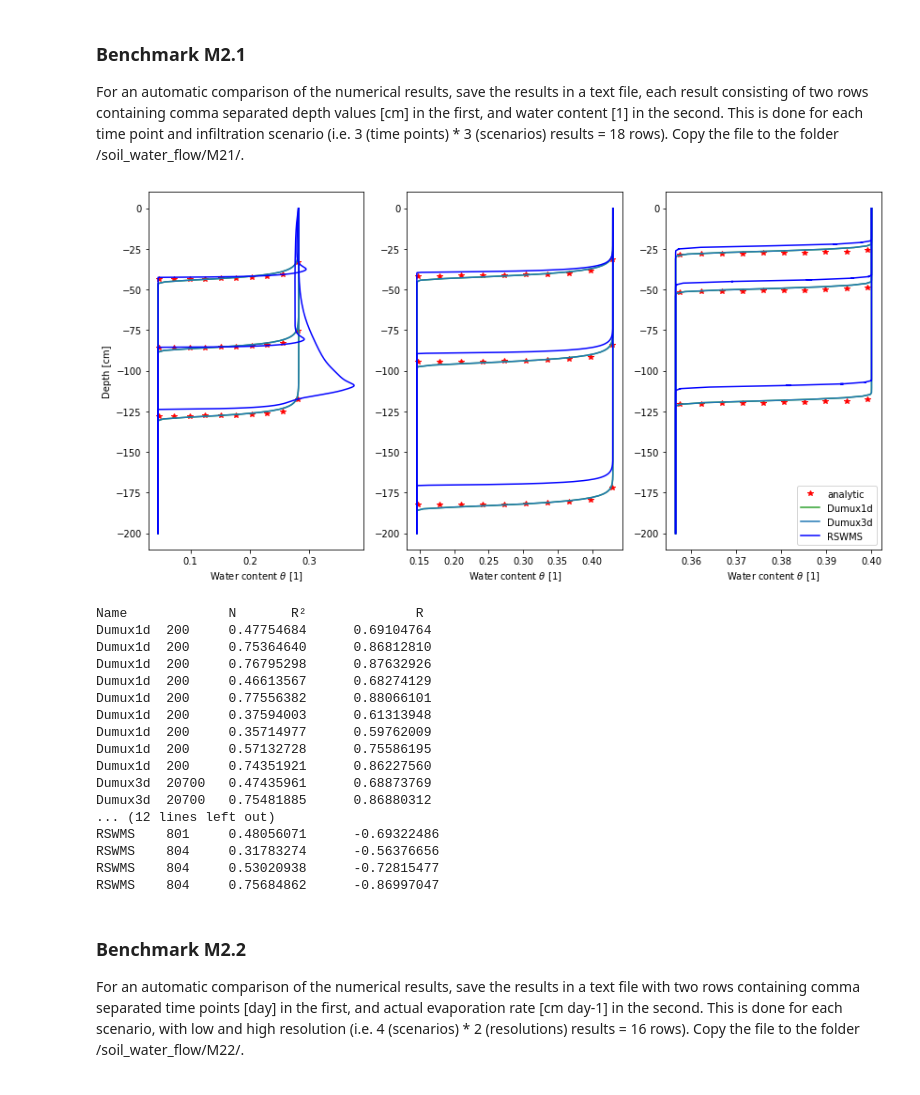
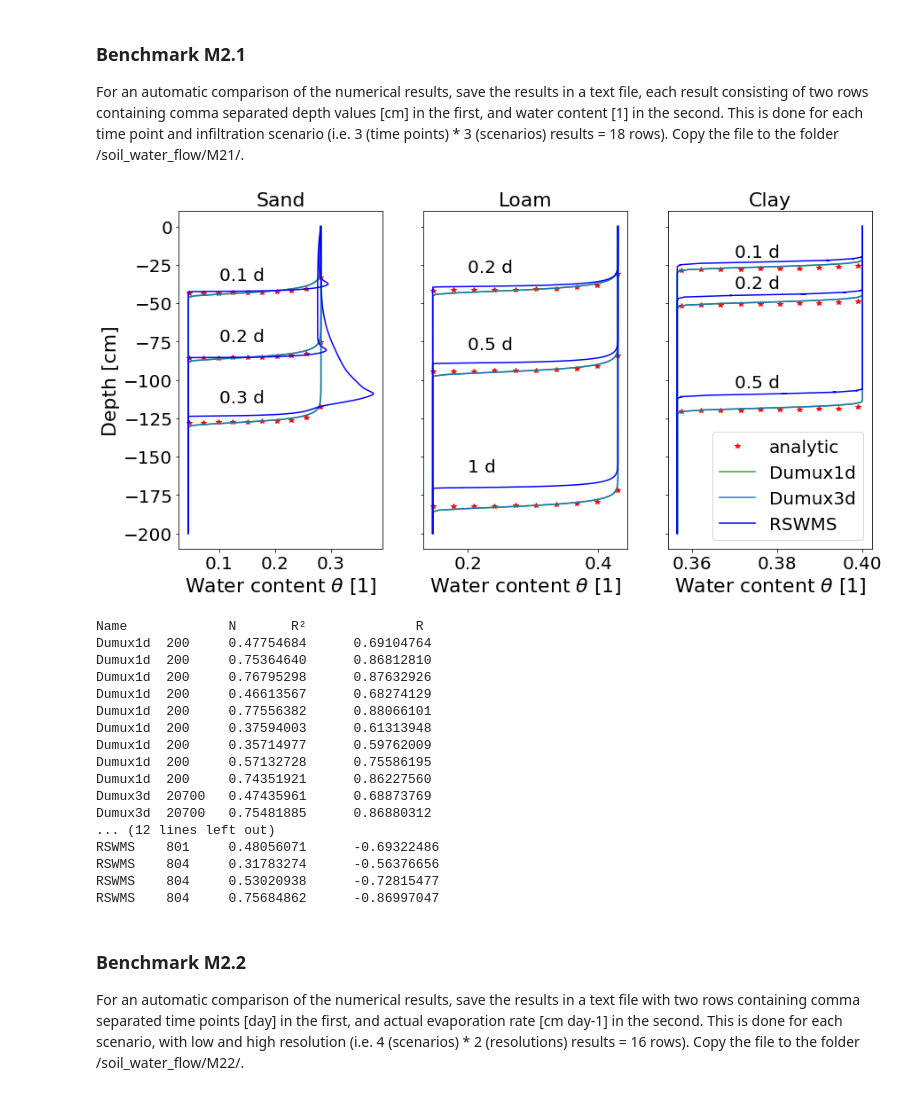
Before and after one commit to RSA-benchmarks/collaborative-comparison, a Jupyter notebook: Water flow in soil.ipynb, the cells around one changed output. Cells and saved outputs as stored; diff of their text form; code cells hidden in the pictures.

Commit message:
made plots nicer

```diff
--- a/Water flow in soil.ipynb
+++ b/Water flow in soil.ipynb
@@ -271,34 +271,52 @@ for dirname, dirnames, filenames in os.walk('soil_water_flow/M21/.'):
                     z_a = interp(sorted(theta)) # analytical solution at points
                     # Evaluate
                     oi, pi = z, z_a
                     om, pm = np.mean(oi), np.mean(pi)
                     nn.append(len(oi))
                     # calculate R
                     r_ =  np.sum((oi-om)*(pi-pm)) / (np.sqrt(np.sum(np.square(oi-om)))*np.sqrt(np.sum(np.square(pi-pm))) )
                     r.append(r_)
                     # calculate R^2
                     # r2 = np.sum(np.square(pi-om)) / np.sum(np.square(oi-om))
                     rsquare.append(r_*r_)
                     # calculate RSME
                     rsme_ = np.square(np.sum(np.square(oi-pi)/nn[-1]))
                     rsme.append(rsme_)
                     if k==0:
                         pl.set_label(f)
                 ax[j].set_xlabel("Water content $\\theta$ [1]")
+                #ax[j].set_xticks(np.arange(0.0,0.4,0.1))
                 if j==0:
                     ax[j].set_ylabel("Depth [cm]") # all file data values are currently [m], I will change that soon
+                else:
+                    ax[j].set_yticklabels([])
             cc+=1
         except Exception as ex:
             print("Something went wrong with file "+f)
             print(ex)
 ax[-1].legend()
+plt.rc('font', size=20)          # controls default text sizes
+plt.rc('axes', titlesize=22)     # fontsize of the axes title
+plt.rc('axes', labelsize=22)    # fontsize of the x and y labels
+plt.rc('xtick', labelsize=20)    # fontsize of the tick labels
+plt.rc('ytick', labelsize=20)    # fontsize of the tick labels
+plt.rc('legend', fontsize=20)    # legend fontsize
+plt.rc('figure', titlesize=22)  # fontsize of the figure title
+ax[0].text(0.1, -35, '0.1 d'); ax[0].text(0.1, -75, '0.2 d'); ax[0].text(0.1, -115, '0.3 d')
+ax[1].text(0.2, -30, '0.2 d'); ax[1].text(0.2, -80, '0.5 d'); ax[1].text(0.2, -160, '1 d')
+ax[2].text(0.37, -20, '0.1 d'); ax[2].text(0.37, -40, '0.2 d'); ax[2].text(0.37, -105, '0.5 d')
+ax[0].set_title('Sand')
+ax[1].set_title('Loam')
+ax[2].set_title('Clay')
+#plt.yticks(np.arange(-16,1,4))
+#plt.savefig('m21_results.png', dpi=300, bbox_inches = "tight")
 plt.show()
 
 print("Name\t\t", "N\t", "R²\t\t", "R")
 for i in range(0,len(nn)):
     print(l[i]+"\t",nn[i],"\t",'{:2.8f}'.format(rsquare[i]),"\t",'{:2.8f}'.format(r[i]) ) # '{:2.8f}'.format(rsme[i]),"\t",
 # %% [output]
-[figure, old version]
+[figure, new version]
 Name             N       R²              R
 Dumux1d  200     0.47754684      0.69104764
 Dumux1d  200     0.75364640      0.86812810
```
Also changed, not shown: parts of 1 cell of this notebook.
